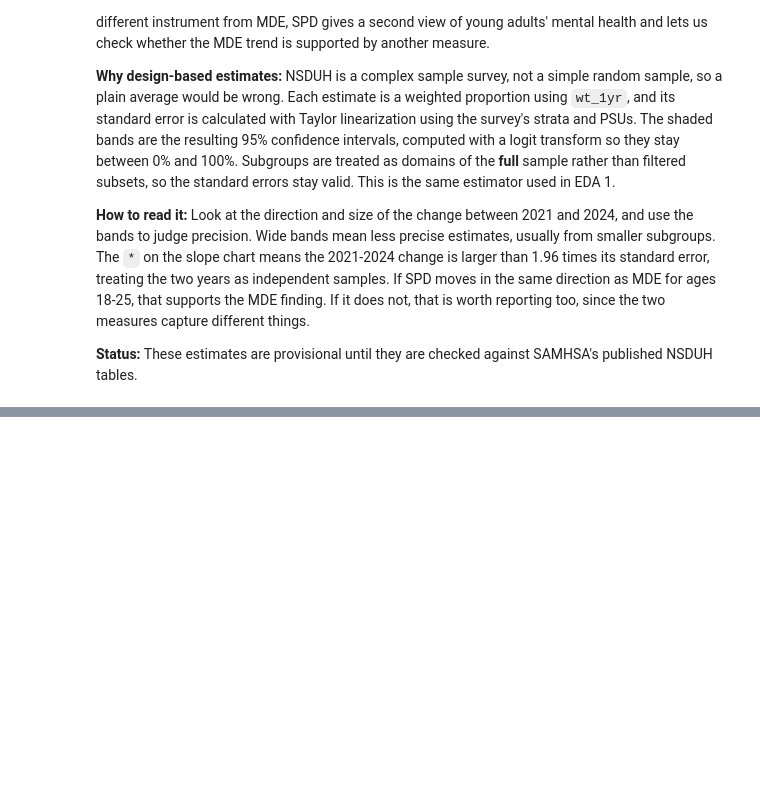
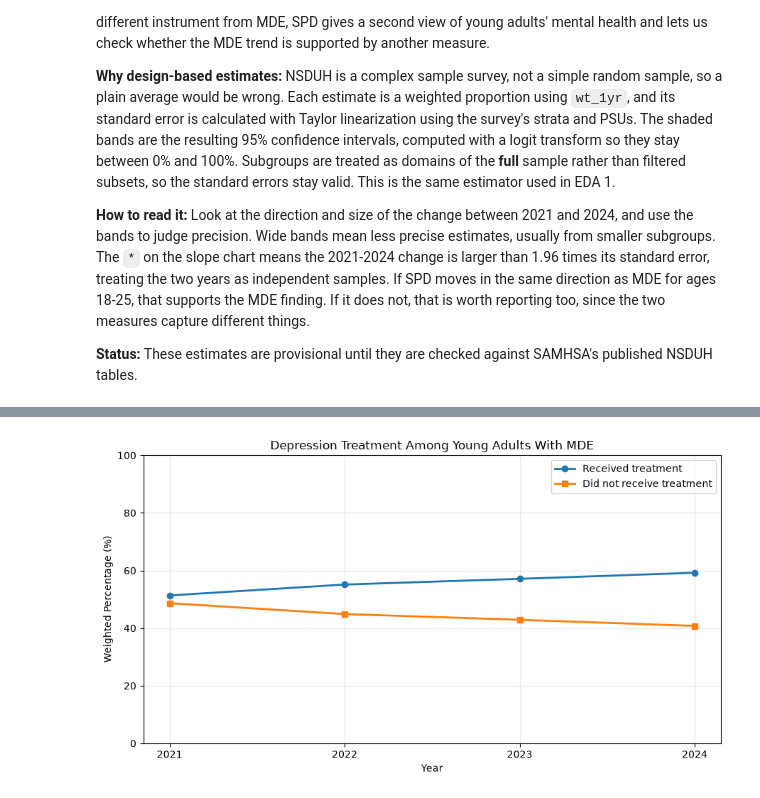
Before and after one commit to caitlinbui/Mental-Health-Post-Covid-Analysis-Project, a Jupyter notebook: Data_Cleaning.ipynb, the cells around one changed output, grey strips where cells are left out. Cells and saved outputs as stored; diff of their text form; code cells hidden in the pictures; blank space fills up the shorter version.

Commit message:
EDA 3/4 depression treatment analysis

```diff
--- a/Data_Cleaning.ipynb
+++ b/Data_Cleaning.ipynb
@@ -1276,0 +1061,11 @@ group
+# %%
+import pandas as pd
+import numpy as np
+import matplotlib.pyplot as plt
+
+clean = pd.read_csv("Data/clean/nsduh_2124_clean.csv")
+
+adults = clean[clean["age_group"] == "18-25"].copy()
+
+print("Young adult respondents:", len(adults))
+print(adults["year"].value_counts().sort_index())
@@ -1276,0 +1167,31 @@ group
+# %%
+fig, ax = plt.subplots(figsize=(9, 5))
+
+ax.plot(
+    eda3_summary.index,
+    eda3_summary["treatment_rate"],
+    marker="o",
+    linewidth=2,
+    label="Received treatment"
+)
+
+ax.plot(
+    eda3_summary.index,
+    eda3_summary["untreated_rate"],
+    marker="s",
+    linewidth=2,
+    label="Did not receive treatment"
+)
+
+ax.set_title("Depression Treatment Among Young Adults With MDE")
+ax.set_xlabel("Year")
+ax.set_ylabel("Weighted Percentage (%)")
+ax.set_xticks([2021, 2022, 2023, 2024])
+ax.set_ylim(0, 100)
+ax.legend()
+ax.grid(alpha=0.3)
+
+plt.tight_layout()
+plt.show()
+# %% [output]
+[figure, added]
```
Also changed, not shown: parts of 34 cells of this notebook.
